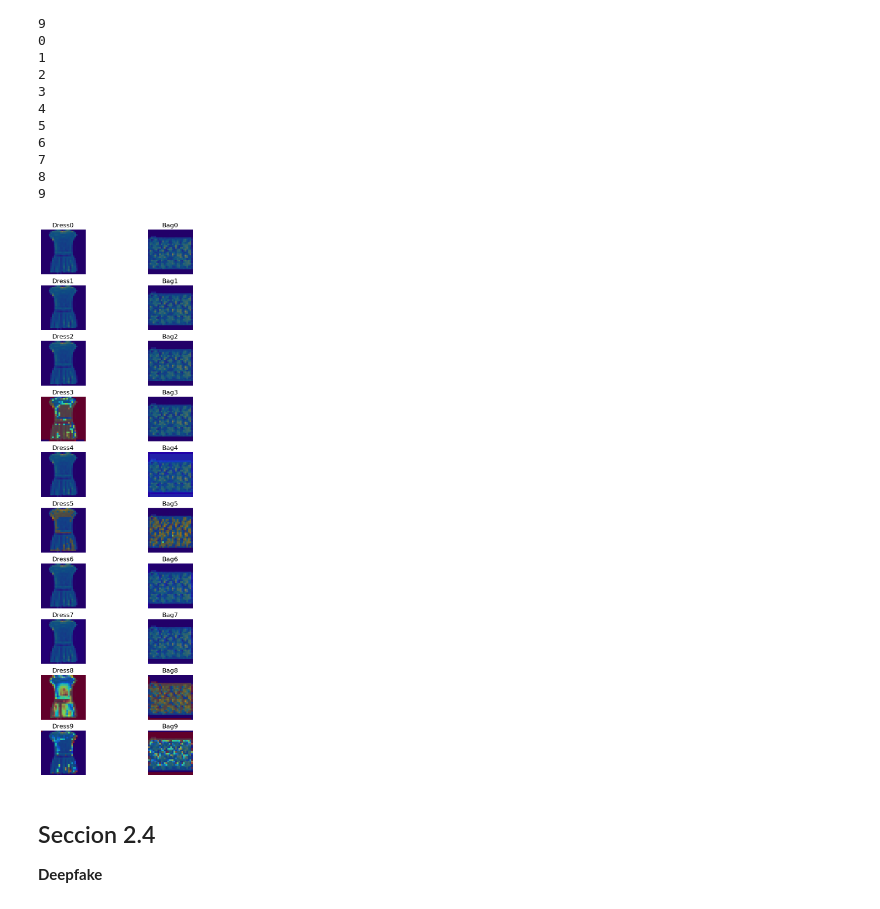
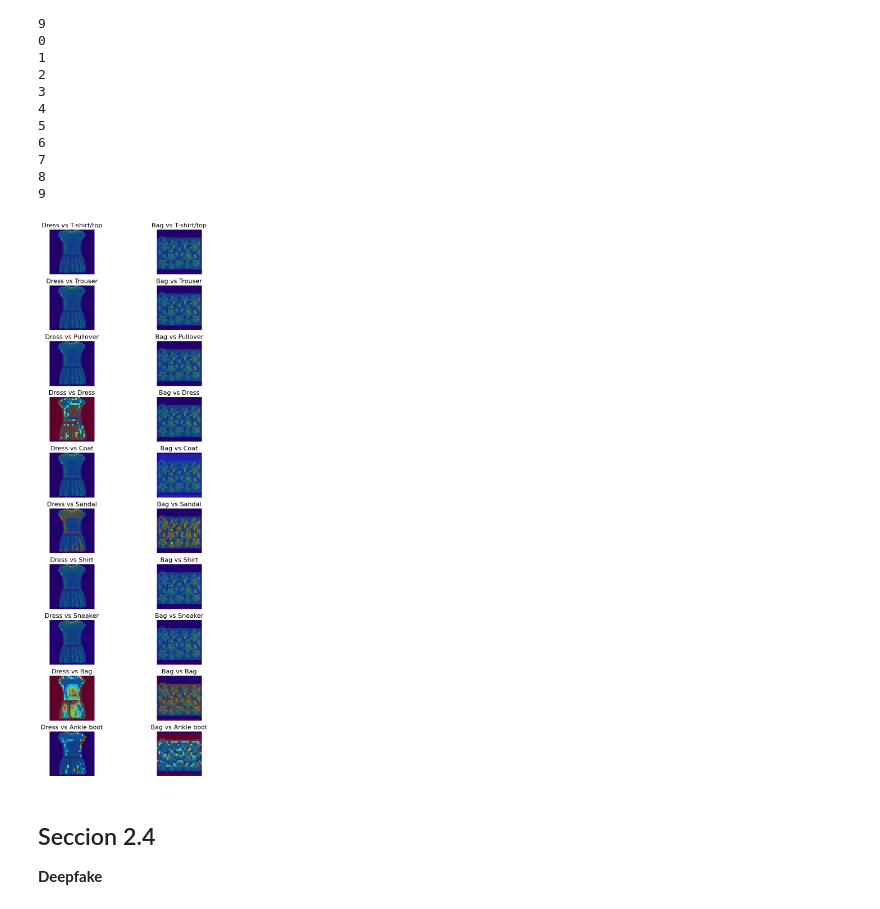
Before and after one commit to juansebastiangit/Inteligencia_artificial, a Jupyter notebook: Parciales/Parcial_1/parcial-1-sección-practica.ipynb, the cells around one changed output. Saved outputs shown, nothing was run; the diff lists cells and outputs as text; code cells hidden in the pictures.

```diff
--- a/Parciales/Parcial_1/parcial-1-sección-practica.ipynb
+++ b/Parciales/Parcial_1/parcial-1-sección-practica.ipynb
@@ -538,7 +538,7 @@ Creacion de variables y prueba
 img_titles=["Dress","Bag"]
 
 #Dejo por acá porque es importante la lista con las clases y sus indices en fashion MNIST
-#T-shirt/top[0],Trouser,Pullover,Dress,Coat,Sandal,Shirt,Sneaker,Bag,Ankle boot[9]
+classes=["T-shirt/top","Trouser","Pullover","Dress","Coat","Sandal","Shirt","Sneaker","Bag","Ankle boot"]
 
 #Extraemos las imagenes que queremos clasificar
 #Primero un vestido
@@ -635,26 +635,26 @@ for i in range(len(img_titles)):
 # %%
 # Visualizar las imagenes y el mapa de calor
 f, ax = plt.subplots(nrows=10, ncols=2, figsize=(10, 20))
 for i, title in enumerate(img_titles):
     for j in range(K):
         if i==0:
             heatmap = np.uint8(mpl.cm.jet(lcam_[j])[..., :3] * 255)
             heatmap = heatmap[0]
-            ax[j][i].set_title(title +str(j), fontsize=16)
+            ax[j][i].set_title(title + " vs "+ classes[j], fontsize=16)
             ax[j][i].imshow(images[i])
             ax[j][i].imshow(heatmap, cmap='jet', alpha=0.5)
             ax[j][i].axis('off')
         else:
             heatmap = np.uint8(mpl.cm.jet(lcam_[j+10])[..., :3] * 255)
             heatmap = heatmap[0]
-            ax[j][i].set_title(title +str(j), fontsize=16)
+            ax[j][i].set_title(title + " vs "+classes[j], fontsize=16)
             ax[j][i].imshow(images[i])
             ax[j][i].imshow(heatmap, cmap='jet', alpha=0.5)
             ax[j][i].axis('off')
 plt.tight_layout()
 plt.show()
 # %% [output]
-[figure, old version]
+[figure, new version]
 # %% [markdown]
 ## Seccion 2.4
 **Deepfake**
```
